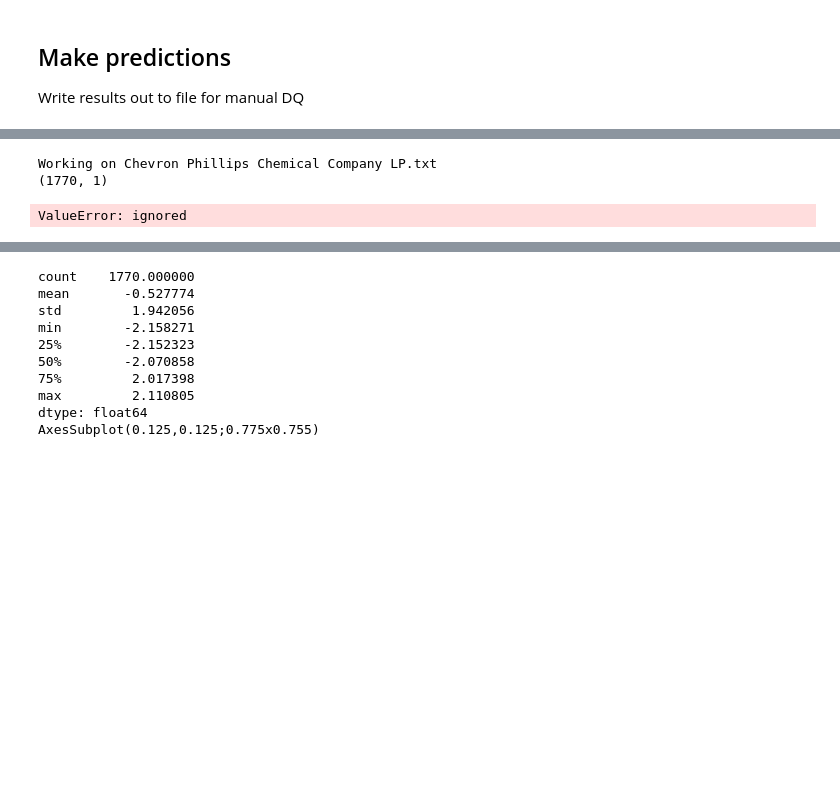
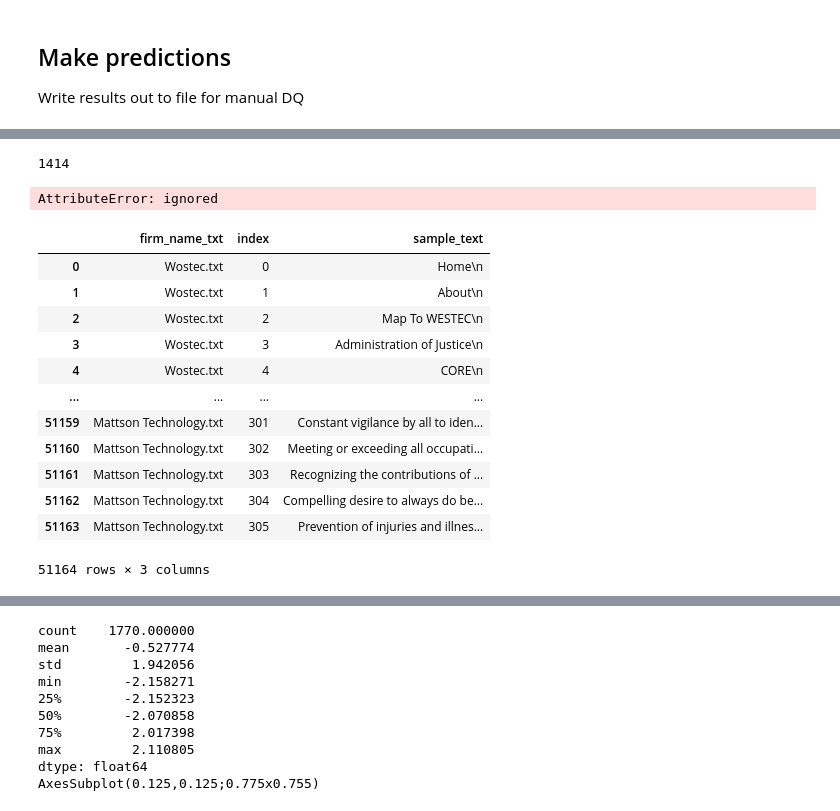
Before and after one commit to euphonic/EAGER, a Jupyter notebook: code/embeddings/garbage_classifier_v4.ipynb, the cells around one changed output, grey strips where cells are left out. Saved outputs shown, nothing was run; the diff lists cells and outputs as text; code cells hidden in the pictures; blank space fills up the shorter version.

```diff
--- a/code/embeddings/garbage_classifier_v4.ipynb
+++ b/code/embeddings/garbage_classifier_v4.ipynb
@@ -414,30 +483,48 @@ data
+# %%
+from keras.backend import set_session
+from keras.backend import clear_session
+from keras.backend import get_session
+import tensorflow
+import gc
+
+# Reset Keras Session
+def reset_keras():
+    sess = get_session()
+    clear_session()
+    sess.close()
+    sess = get_session()
+
+    try:
+        del classifier # this is from global space - change this as you need
+    except:
+        pass
+
+    print(gc.collect()) # if it's done something you should see a number being outputted
+
+    # use the same config as you used to create the session
+    config = tensorflow.config
+    config.gpu_options.per_process_gpu_memory_fraction = 1
+    config.gpu_options.visible_device_list = "0"
+    set_session(tensorflow.Session(config=config))
+
+reset_keras()
+# %% [output]
+1414
+AttributeError: ignored
 # %%
-# open file dir
+# open file dir, read files and run predictions. aggregate results in a list object
 company_file_dir = '/content/EAGER/data/orgs/parsed_page_output'
 data_for_df = []
+start, itr, batch_end = 0, 0, 50
+
 for filename in os.listdir(company_file_dir):
   if filename.endswith('.txt'):
     with open( os.path.join(company_file_dir, filename) ) as file_h:
-      print ('Working on ' + filename)
       co_text = [line for line in file_h]
       co_id = np.repeat (filename, len(co_text))
       co_index = np.arange (0, len(co_text))
-      # print ('\tNumber of text elements: ' + str(len(co_text)))
-      # print (co_text)
-      # co_df = pd.DataFrame(co_text, columns=['sample_text'])
-      tokens = tokenizer(co_text, padding=True, truncation=True, return_tensors="tf")
-      # print (tokens)
-      output = model(**tokens)
-      # print ('\tNumber of output logit elements: ' + str(len(output.logits)))
-      print (output.logits.shape)
-      preds = tf.round(tf.nn.sigmoid(output.logits))
-      s_logit = pd.Series(output.logits.numpy().flatten())
-      s_preds = pd.Series(preds.numpy().flatten())
-      # keep_text = remove_garbage (co_df) # string return type
-
-      data_for_df.append (dict(zip(co_id, co_index, co_text, s_logit, s_preds)))
-    break
+      L = list(zip(co_id, co_index, co_text))
+      data_for_df.append (L)
+    itr += 1
+    if (itr % batch_end == 0):
+      break
-# %% [output]
-Working on Chevron Phillips Chemical Company LP.txt
-(1770, 1)
-ValueError: ignored
@@ -447,0 +531,18 @@ df = pd.DataFrame(data_for_df)
+# %%
+# transfer results to dataframe
+dq_check_df = pd.DataFrame([t for lst in data_for_df for t in lst], columns = ['firm_name_txt', 'index', 'sample_text'])
+dq_check_df
+# %% [output]
+|  | firm_name_txt | index | sample_text |
+| 0 | Wostec.txt | 0 | Home\n |
+| 1 | Wostec.txt | 1 | About\n |
+| 2 | Wostec.txt | 2 | Map To WESTEC\n |
+| 3 | Wostec.txt | 3 | Administration of Justice\n |
+| 4 | Wostec.txt | 4 | CORE\n |
+| ... | ... | ... | ... |
+| 51159 | Mattson Technology.txt | 301 | Constant vigilance by all to iden... |
+| 51160 | Mattson Technology.txt | 302 | Meeting or exceeding all occupati... |
+| 51161 | Mattson Technology.txt | 303 | Recognizing the contributions of ... |
+| 51162 | Mattson Technology.txt | 304 | Compelling desire to always do be... |
+| 51163 | Mattson Technology.txt | 305 | Prevention of injuries and illnes... |
+51164 rows × 3 columns
```
Also changed, not shown: parts of 19 cells of this notebook.
